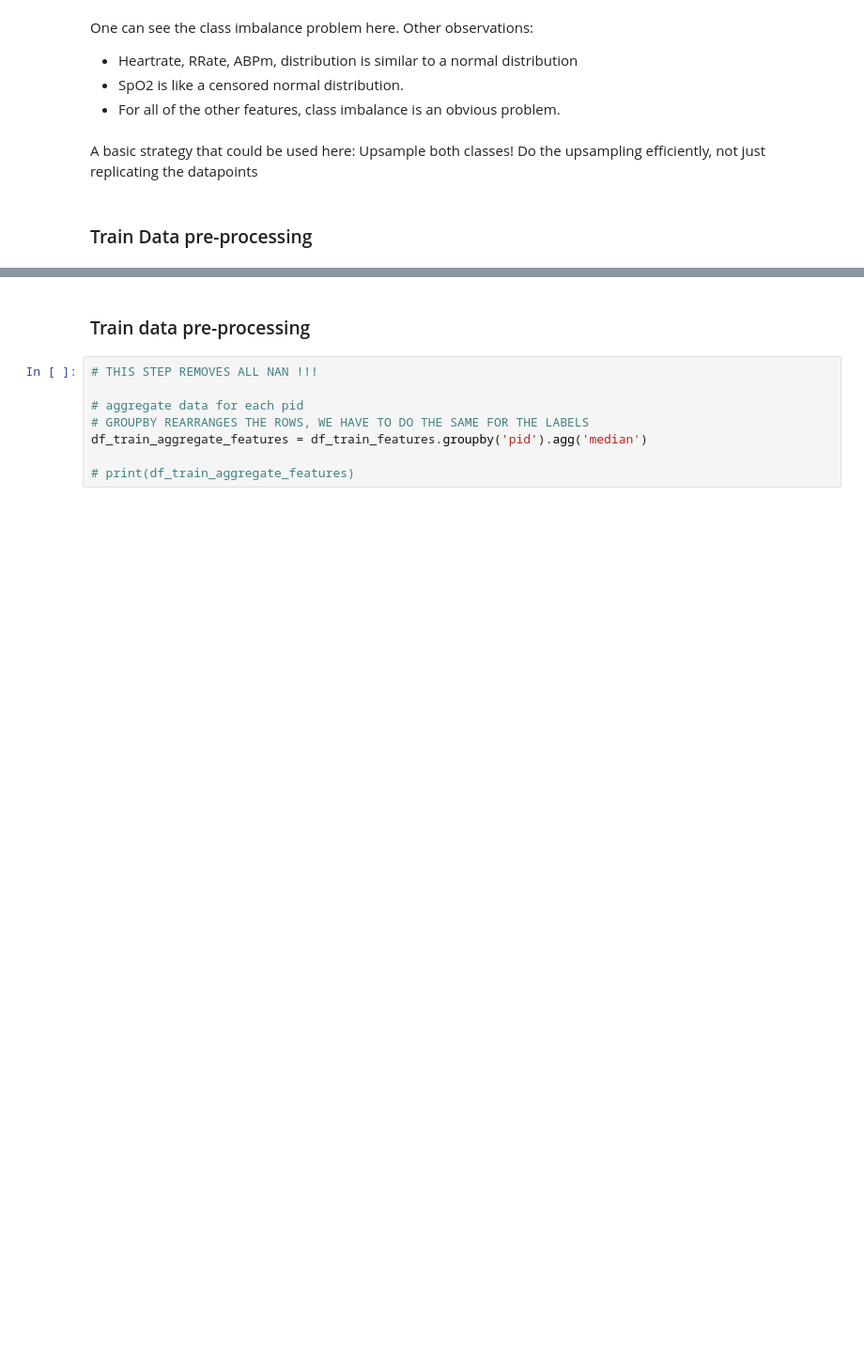
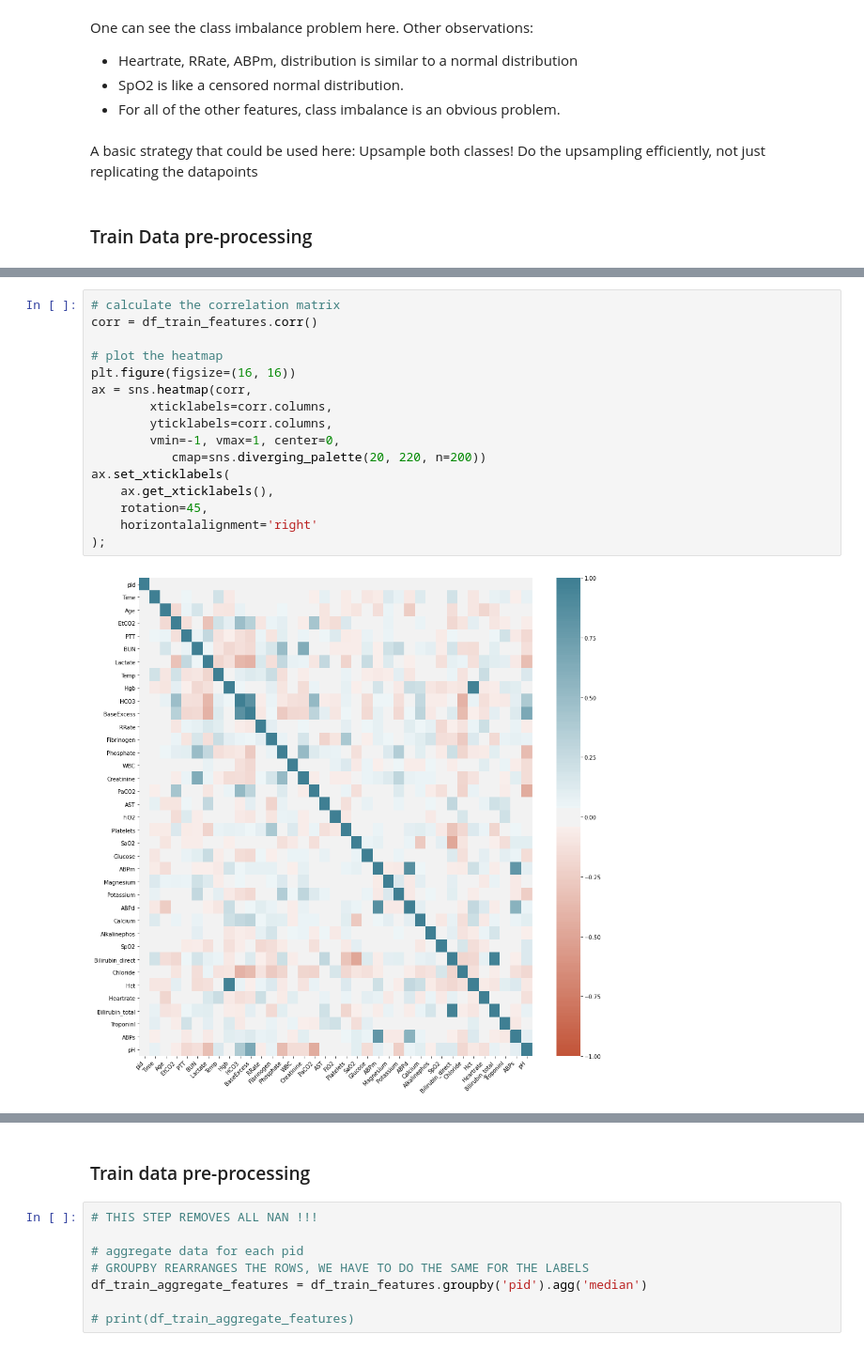
Before and after one commit to Ahmadrezauf/IntroToML, a Jupyter notebook: task_2/Ldt_task2.ipynb, the cells around one changed output, grey strips where cells are left out. Shown at 94% size. Cells and saved outputs as stored; diff of their text form; blank space fills up the shorter version.

```diff
--- a/task_2/Ldt_task2.ipynb
+++ b/task_2/Ldt_task2.ipynb
@@ -71,0 +113,18 @@ A basic strategy that could be used here: Upsample both classes! Do the upsampli
+# %%
+# calculate the correlation matrix
+corr = df_train_features.corr()
+
+# plot the heatmap
+plt.figure(figsize=(16, 16))
+ax = sns.heatmap(corr,
+        xticklabels=corr.columns,
+        yticklabels=corr.columns,
+        vmin=-1, vmax=1, center=0,
+           cmap=sns.diverging_palette(20, 220, n=200))
+ax.set_xticklabels(
+    ax.get_xticklabels(),
+    rotation=45,
+    horizontalalignment='right'
+);
+# %% [output]
+[figure, added]
```
Also changed, not shown: parts of 12 cells of this notebook, 9 other files.
